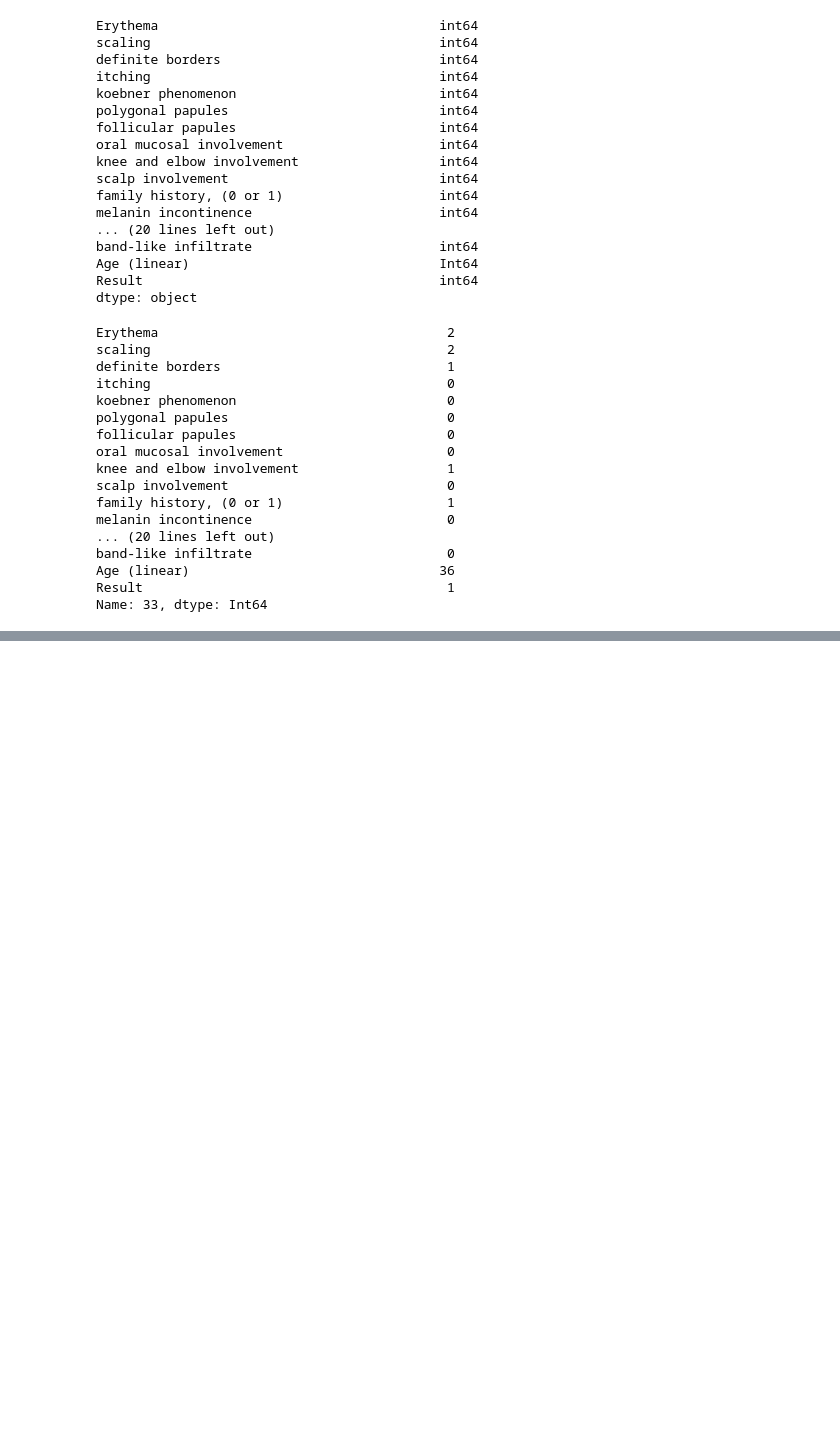
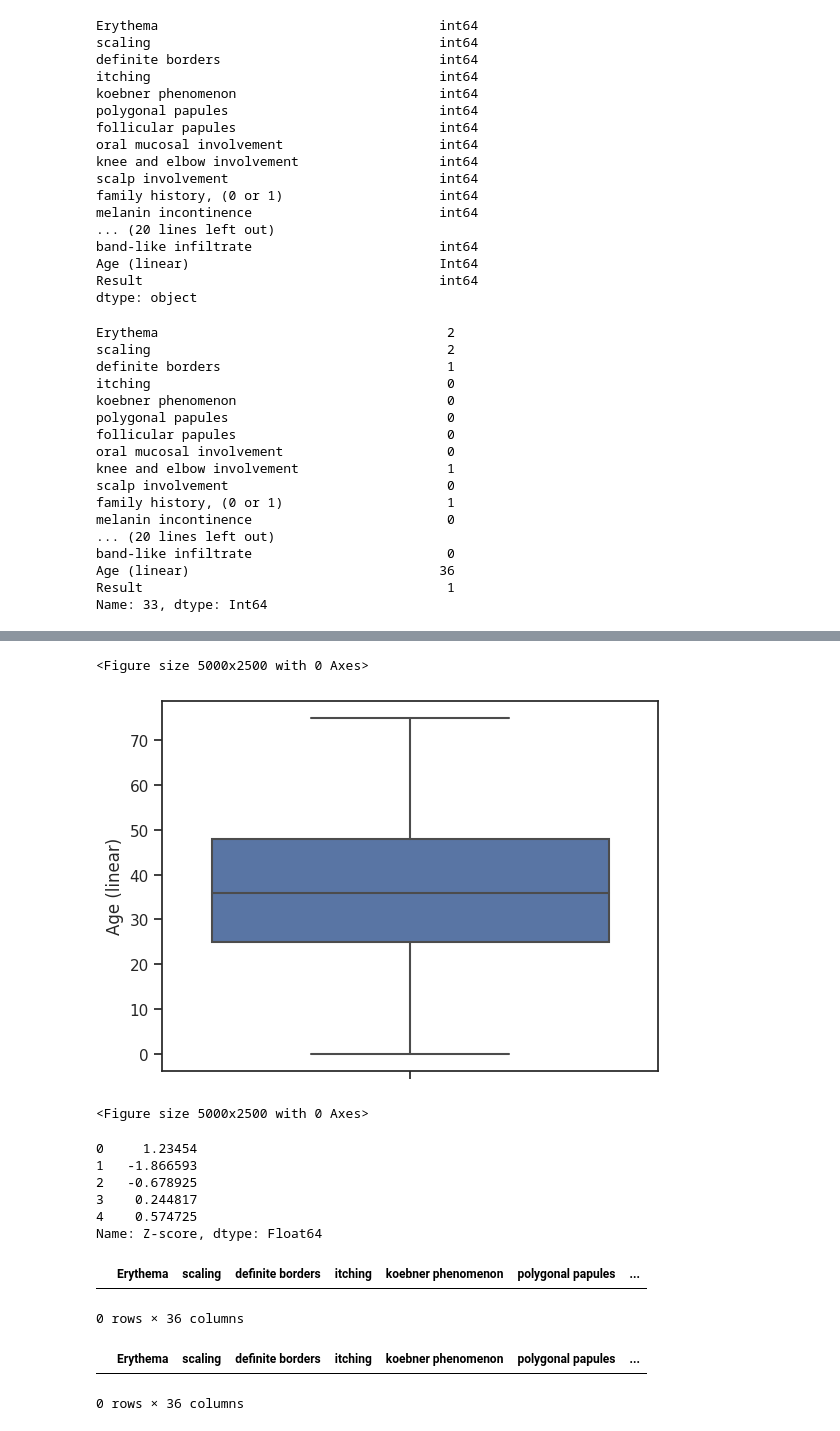
Before and after one commit to turagsarkar/Identification-of-Erythemato-Squamous-Disease, a Jupyter notebook: Identification_of_Erythemato_Squamous_Disease.ipynb, the cells around one changed output, grey strips where cells are left out. Drawn from its saved outputs; the diff is of its cells as text; code cells hidden in the pictures; blank space fills up the shorter version.

Commit message:
Add drive access system for dataset & Outlier Detection of Numerical Features

```diff
--- a/Identification_of_Erythemato_Squamous_Disease.ipynb
+++ b/Identification_of_Erythemato_Squamous_Disease.ipynb
@@ -225,0 +276,32 @@ Name: 33, dtype: Int64
+# %%
+#outlier detection for Numerical feature by boxplot
+import seaborn as sns
+import matplotlib.pyplot as plt
+sns.boxplot(new_data,y='Age (linear)')
+plt.figure(figsize=(50,25))
+# %% [output]
+<Figure size 5000x2500 with 0 Axes>
+[figure, added]
+<Figure size 5000x2500 with 0 Axes>
+# %%
+#calculate z-score for outlier detection
+#add new column z-score
+new_data['Z-score']=(new_data['Age (linear)']-new_data['Age (linear)'].mean())/new_data['Age (linear)'].std()
+new_data['Z-score'].head()
+# %% [output]
+0     1.23454
+1   -1.866593
+2   -0.678925
+3    0.244817
+4    0.574725
+Name: Z-score, dtype: Float64
+# %%
+new_data[new_data['Z-score']>3]
+# %% [output]
+|  | Erythema | scaling | definite borders | itching | koebner phenomenon | polygonal papules | ... |
+0 rows × 36 columns
+# %%
+new_data[new_data['Z-score']<-3]
+# %% [output]
+|  | Erythema | scaling | definite borders | itching | koebner phenomenon | polygonal papules | ... |
+0 rows × 36 columns
```
Also changed, not shown: parts of 6 cells of this notebook.
